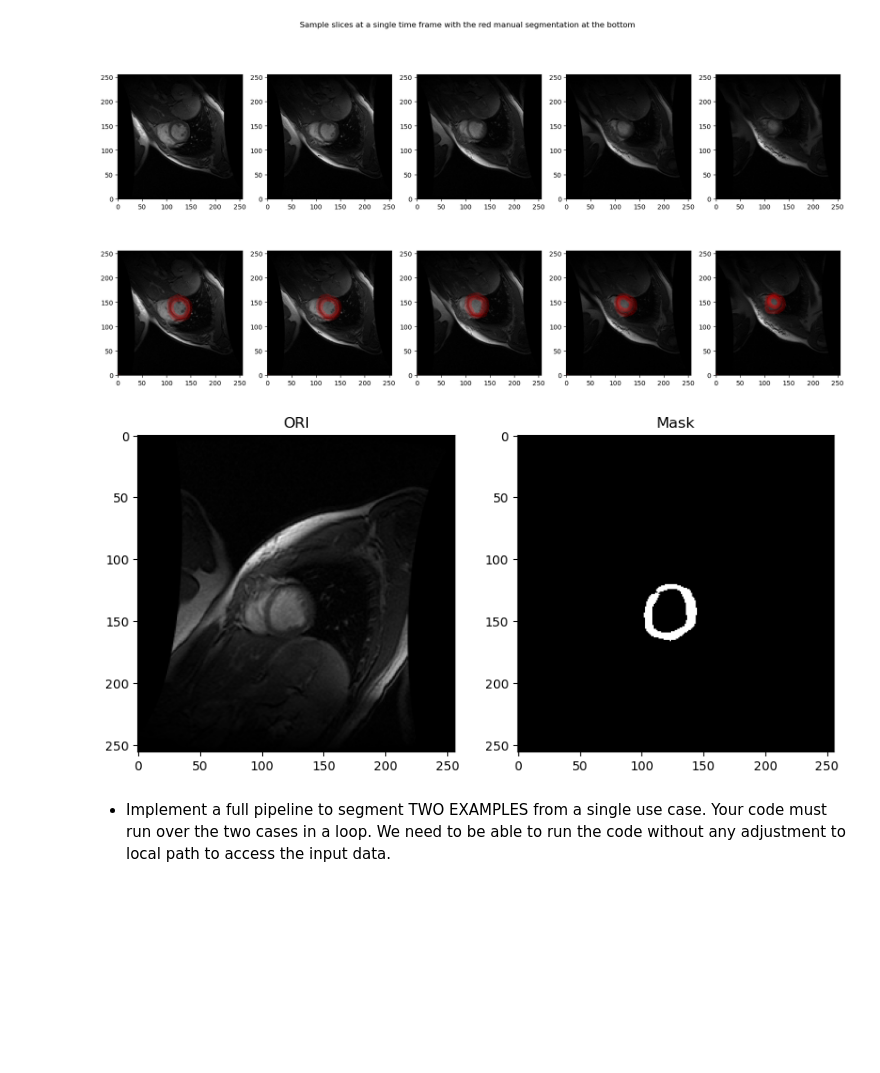
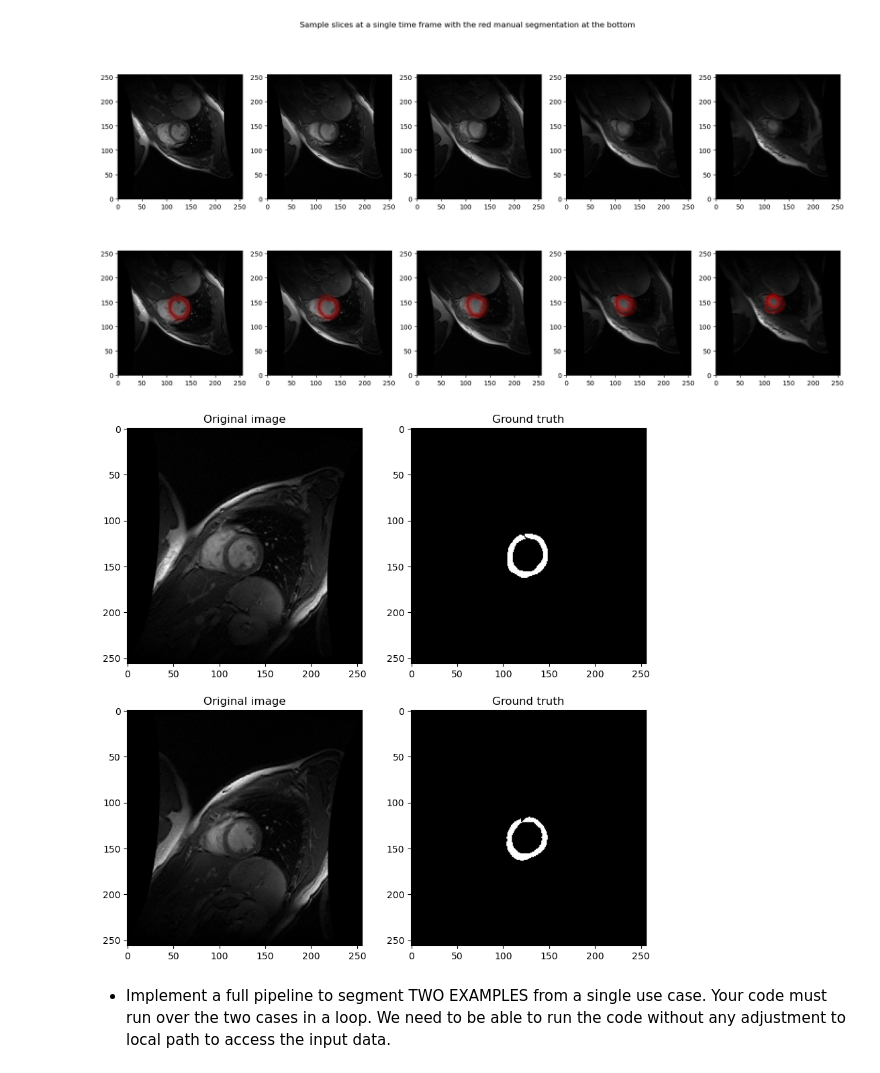
Before and after one commit to dftorresro/IMA204---TP3-Medical-Segmentation, a Jupyter notebook: TP_seg_MEDIMA_204_STUDENTS.ipynb, the cells around one changed output. Drawn from its saved outputs; the diff is of its cells as text; code cells hidden in the pictures; blank space fills up the shorter version.

```diff
--- a/TP_seg_MEDIMA_204_STUDENTS.ipynb
+++ b/TP_seg_MEDIMA_204_STUDENTS.ipynb
@@ -573,23 +573,3 @@ MRI volume of the heart composed of 11 slices along the z axis and 20 temporal f
 For each slice and at each time frame we have a manual segmentation composed of 65 2D landmarks
 Be careful, some slices do not contain the left ventricle myocardium and the manual segmentation is not simply empty but it contains the value: [[-99999]]
 [figure]
-# %%
-from skimage.draw import polygon
-
-# Remove [0 0] point in provided contour
-Cont_cardiac_ex = Cont_cardiac_ex[~np.all(Cont_cardiac_ex == 0, axis=1)]
-
-Seg_cardiac_ex   = np.zeros_like(Img_cardiac_ex, dtype='bool')
-rr, cc = polygon(Cont_cardiac_ex[:, 1], Cont_cardiac_ex[:, 0], Img_cardiac_ex.shape)
-Seg_cardiac_ex[rr, cc] = 1
-
-fig, axes        = plt.subplots(1,2, figsize=(10, 10))
-ax               = axes.ravel()
-ax[0].imshow(Img_cardiac_ex,cmap='gray')
-ax[0].set_title("ORI")
-ax[1].imshow(Seg_cardiac_ex,cmap='gray')
-ax[1].set_title("Mask")
-
-plt.show()
-# %% [output]
-[figure, removed]
@@ -596,3 +599,18 @@ plt.show()
+# %%
+# Plotting the results
+fig, axes = plt.subplots(2,2, figsize=(10, 10))
+ax        = axes.ravel()
+
+ax[0].imshow(Img_cardiac_ex1, cmap='gray')
+ax[0].set_title('Original image')
+ax[1].imshow(Seg_cardiac_ex1, cmap='gray')
+ax[1].set_title('Ground truth')
+ax[2].imshow(Img_cardiac_ex2, cmap='gray')
+ax[2].set_title('Original image')
+ax[3].imshow(Seg_cardiac_ex2, cmap='gray')
+ax[3].set_title('Ground truth');
+# %% [output]
+[figure, added]
 # %% [markdown]
 * Implement a full pipeline to segment TWO EXAMPLES from a single use case. Your code must run over the two cases in a loop. We need to be able to run the code without any adjustment to local path to access the input data. <br>
 # %%
```
Also changed, not shown: parts of 11 cells of this notebook.
